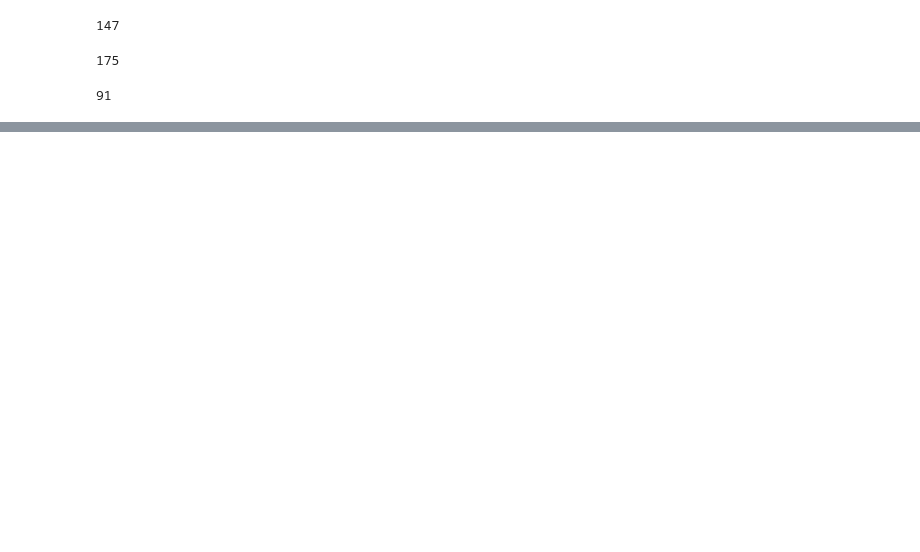
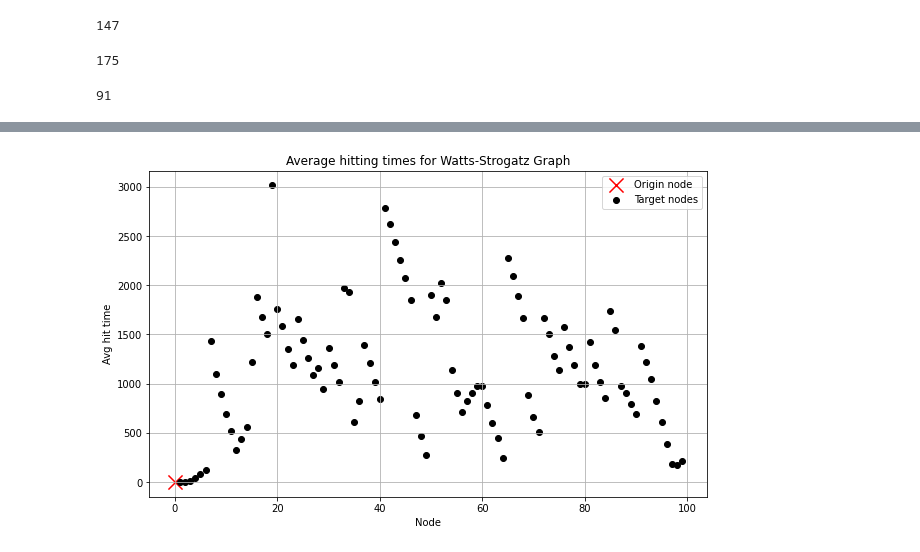
Before and after one commit to adamaj99pwr/Diffusion-processes, a Jupyter notebook: lab4/lab4.ipynb, the cells around one changed output, grey strips where cells are left out. Saved outputs shown, nothing was run; the diff lists cells and outputs as text; code cells hidden in the pictures; blank space fills up the shorter version.

```diff
--- a/lab4/lab4.ipynb
+++ b/lab4/lab4.ipynb
@@ -236,0 +255,2 @@ GraphRW(g2, 15, animate=True, filename='barabasi_albert')
+# %%
+g4 = nx.watts_strogatz_graph(100, 2, 0.3)
@@ -236,0 +261,2 @@ GraphRW(g2, 15, animate=True, filename='barabasi_albert')
+# %%
+ws = avg_hit_times(g4, 0, 1000)
@@ -236,0 +277,12 @@ GraphRW(g2, 15, animate=True, filename='barabasi_albert')
+# %%
+plt.figure(figsize=(10, 6))
+plt.scatter(ws['node'][0], ws['avg_hit_time'][0], c='red', marker='x', s=200, label='Origin node')
+plt.scatter(ws['node'][1:], ws['avg_hit_time'][1:], c='black', label='Target nodes')
+plt.xlabel('Node')
+plt.ylabel('Avg hit time')
+plt.title('Average hitting times for Watts-Strogatz Graph')
+plt.grid()
+plt.legend()
+plt.show()
+# %% [output]
+[figure, added]
```
Also changed, not shown: parts of 18 cells of this notebook, 1 other file.
